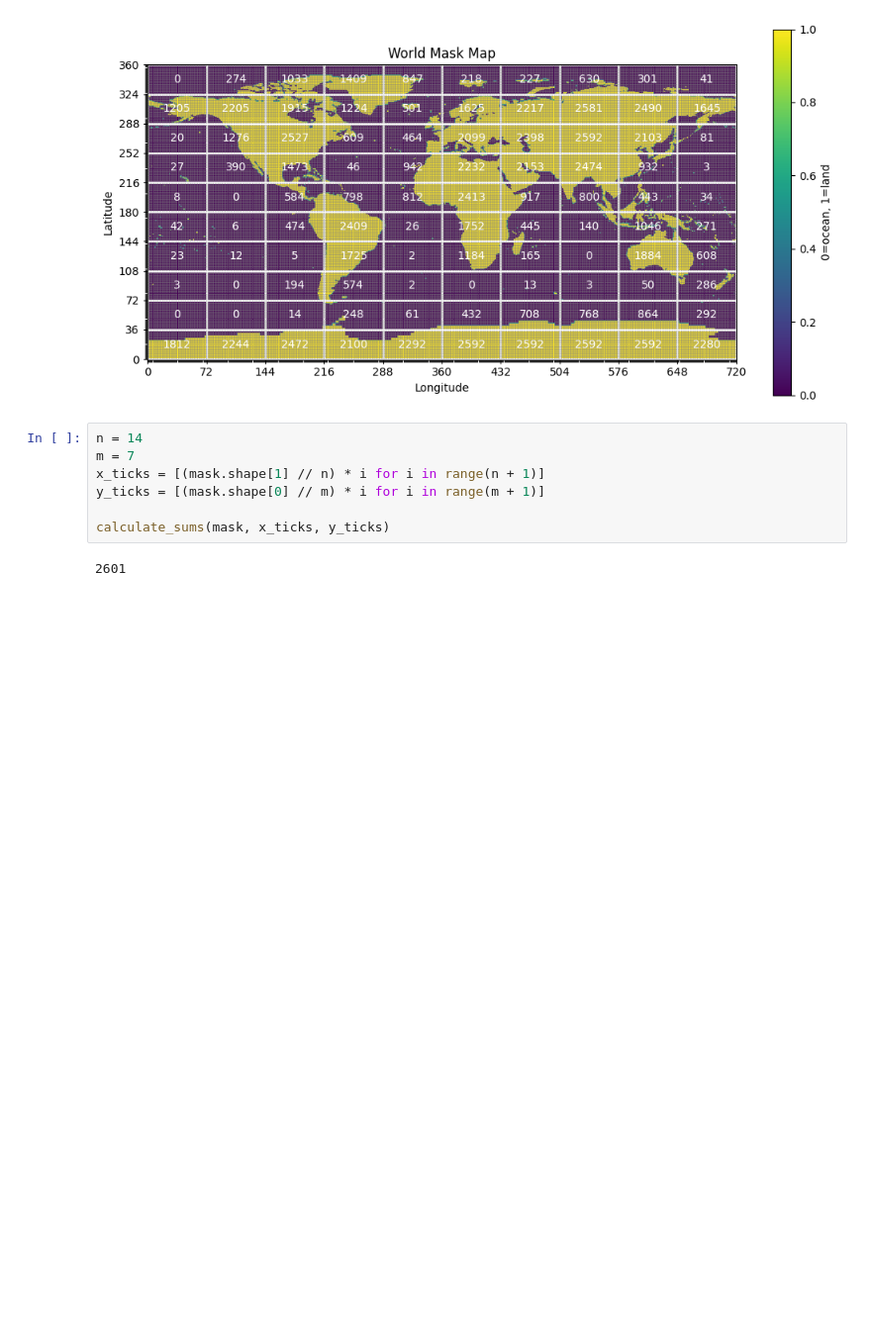
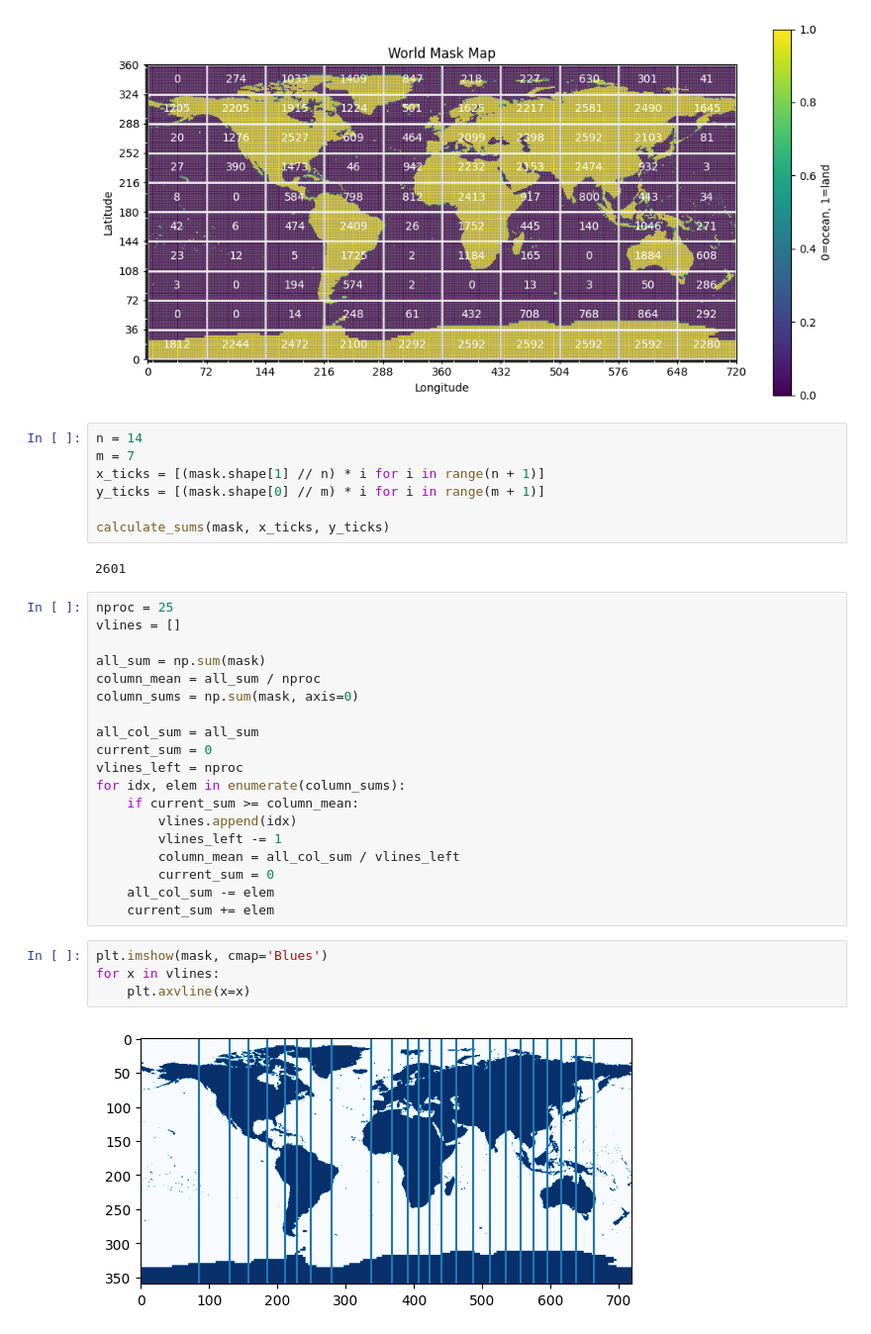
Before and after one commit to SEnikeeva/proc_optimisation, a Jupyter notebook: data.ipynb, the cells around one changed output. Shown: that part at 99% size. Cells and saved outputs as stored; diff of their text form; blank space fills up the shorter version.

```diff
--- a/data.ipynb
+++ b/data.ipynb
@@ -90,3 +90,28 @@ y_ticks = [(mask.shape[0] // m) * i for i in range(m + 1)]
 calculate_sums(mask, x_ticks, y_ticks)
 # %% [output]
 2601
+# %%
+nproc = 25
+vlines = []
+
+all_sum = np.sum(mask)
+column_mean = all_sum / nproc
+column_sums = np.sum(mask, axis=0)
+
+all_col_sum = all_sum
+current_sum = 0
+vlines_left = nproc
+for idx, elem in enumerate(column_sums):
+    if current_sum >= column_mean:
+        vlines.append(idx)
+        vlines_left -= 1
+        column_mean = all_col_sum / vlines_left
+        current_sum = 0
+    all_col_sum -= elem
+    current_sum += elem
+# %%
+plt.imshow(mask, cmap='Blues')
+for x in vlines:
+    plt.axvline(x=x)
+# %% [output]
+[figure, added]
```
Also changed, not shown: parts of 3 cells of this notebook.
